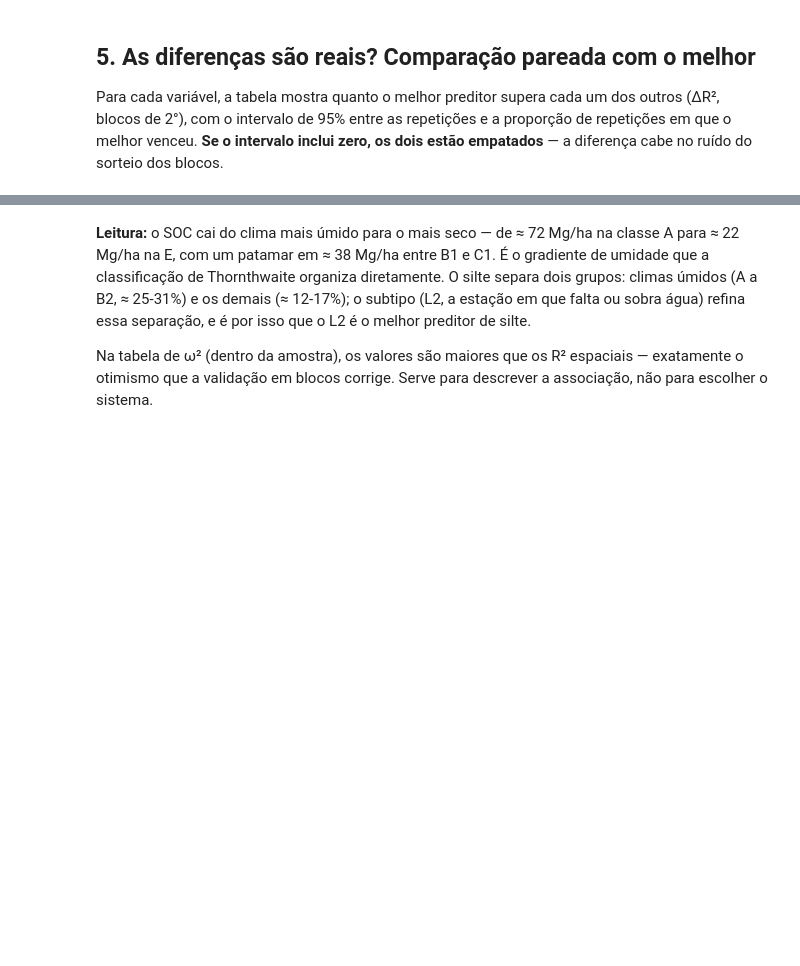
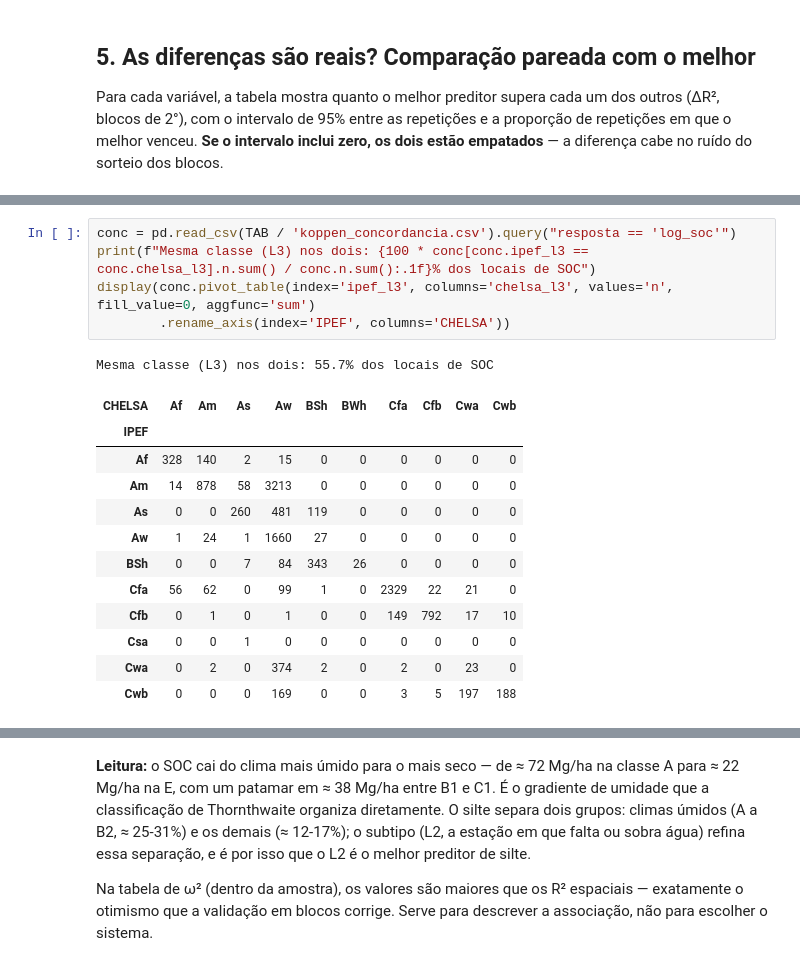
Before and after one commit to fcoliveira-utfpr/climate_for_soil, a Jupyter notebook: corelacao/comparacao_climas.ipynb, the cells around one changed output, grey strips where cells are left out. Saved outputs shown, nothing was run; the diff lists cells and outputs as text; blank space fills up the shorter version.

```diff
--- a/corelacao/comparacao_climas.ipynb
+++ b/corelacao/comparacao_climas.ipynb
@@ -307,0 +344,19 @@ Silte (%): melhor = Thornthwaite CAD 100 mm L2
+# %%
+conc = pd.read_csv(TAB / 'koppen_concordancia.csv').query("resposta == 'log_soc'")
+print(f"Mesma classe (L3) nos dois: {100 * conc[conc.ipef_l3 == conc.chelsa_l3].n.sum() / conc.n.sum():.1f}% dos locais de SOC")
+display(conc.pivot_table(index='ipef_l3', columns='chelsa_l3', values='n', fill_value=0, aggfunc='sum')
+        .rename_axis(index='IPEF', columns='CHELSA'))
+# %% [output]
+Mesma classe (L3) nos dois: 55.7% dos locais de SOC
+| CHELSA | Af | Am | As | Aw | BSh | BWh | Cfa | Cfb | Cwa | Cwb |
+| IPEF |  |  |  |  |  |  |  |  |  |  |
+| Af | 328 | 140 | 2 | 15 | 0 | 0 | 0 | 0 | 0 | 0 |
+| Am | 14 | 878 | 58 | 3213 | 0 | 0 | 0 | 0 | 0 | 0 |
+| As | 0 | 0 | 260 | 481 | 119 | 0 | 0 | 0 | 0 | 0 |
+| Aw | 1 | 24 | 1 | 1660 | 27 | 0 | 0 | 0 | 0 | 0 |
+| BSh | 0 | 0 | 7 | 84 | 343 | 26 | 0 | 0 | 0 | 0 |
+| Cfa | 56 | 62 | 0 | 99 | 1 | 0 | 2329 | 22 | 21 | 0 |
+| Cfb | 0 | 1 | 0 | 1 | 0 | 0 | 149 | 792 | 17 | 10 |
+| Csa | 0 | 0 | 1 | 0 | 0 | 0 | 0 | 0 | 0 | 0 |
+| Cwa | 0 | 2 | 0 | 374 | 2 | 0 | 2 | 0 | 23 | 0 |
+| Cwb | 0 | 0 | 0 | 169 | 0 | 0 | 3 | 5 | 197 | 188 |
```
Also changed, not shown: parts of 23 cells of this notebook, 11 other files.
